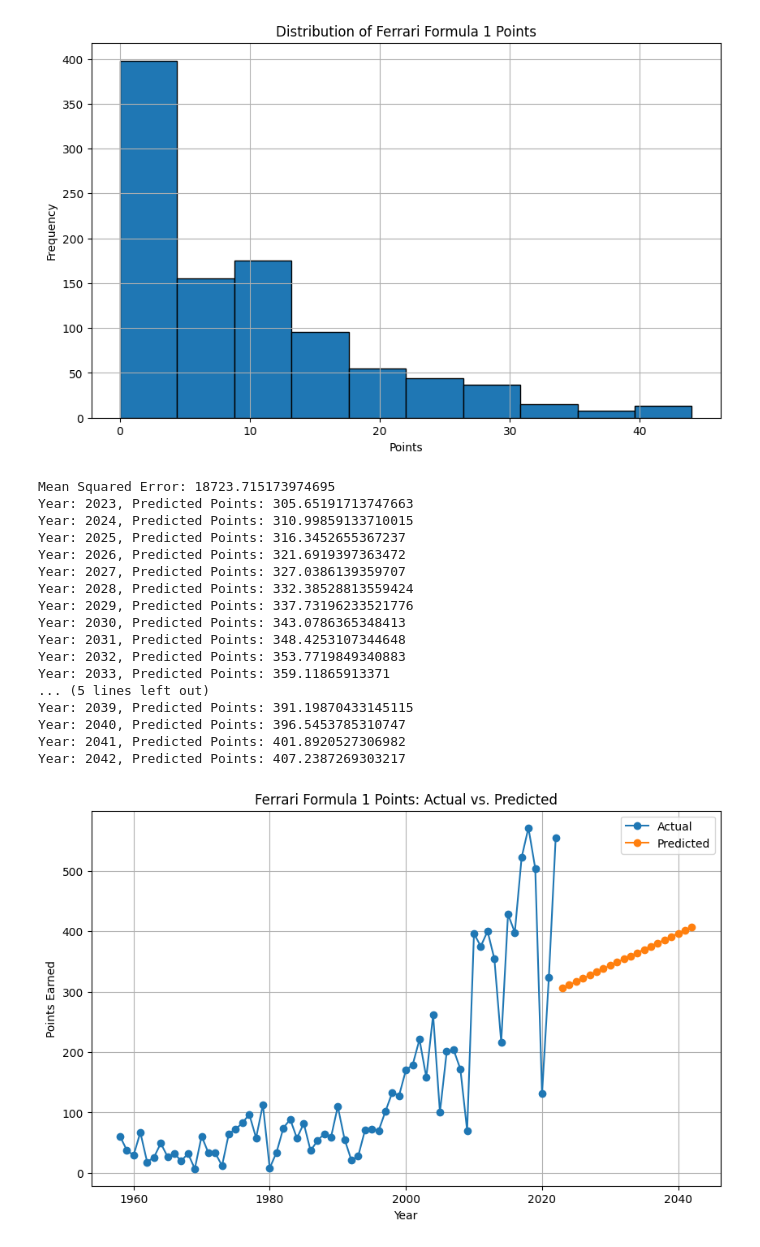
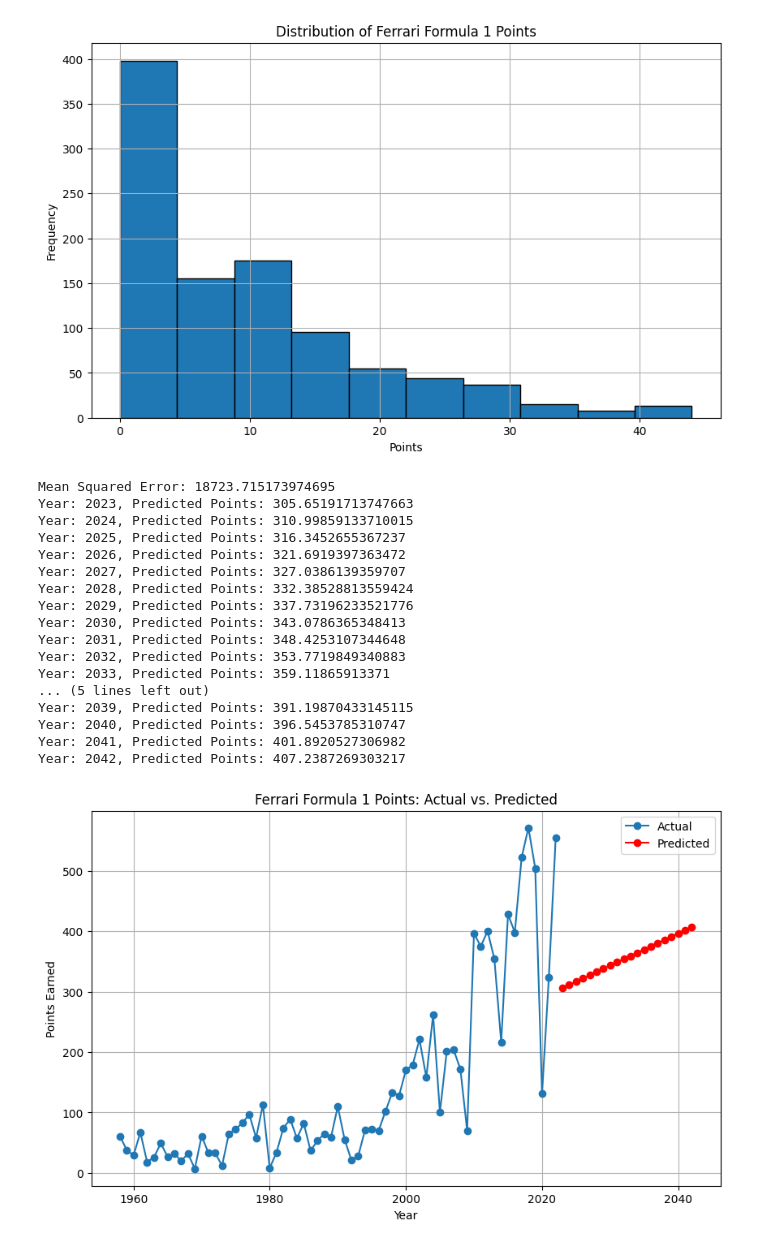
Before and after one commit to mjpcpu/Data-Sci-F1, a Jupyter notebook: Ferrari_Data_Main.ipynb, the cells around one changed output. Saved outputs shown, nothing was run; the diff lists cells and outputs as text; code cells hidden in the pictures.

```diff
--- a/Ferrari_Data_Main.ipynb
+++ b/Ferrari_Data_Main.ipynb
@@ -107,6 +108,7 @@ import pandas as pd
 from sklearn.linear_model import LinearRegression
 from sklearn.model_selection import train_test_split
 from sklearn.metrics import mean_squared_error
+import seaborn as sns
 
 # Load the Ferrari data
 constructor_results = pd.read_csv('constructor_results.csv')
@@ -158,32 +160,32 @@ for year, prediction in zip(future_years, future_predictions):
 
     #add plots
 
 
 plt.figure(figsize=(10, 6))
 plt.plot(ferrari_points_by_year['year'], ferrari_points_by_year['points_x'], marker='o', label='Actual')
-plt.plot(future_years, future_predictions, marker='o', label='Predicted')
+plt.plot(future_years, future_predictions, marker='o', label='Predicted', color='red')
 plt.xlabel('Year')
 plt.ylabel('Points Earned')
 plt.title('Ferrari Formula 1 Points: Actual vs. Predicted')
 plt.legend()
 plt.grid(True)
 plt.show()
 # %% [output]
 Mean Squared Error: 18723.715173974695
 Year: 2023, Predicted Points: 305.65191713747663
 Year: 2024, Predicted Points: 310.99859133710015
 Year: 2025, Predicted Points: 316.3452655367237
 Year: 2026, Predicted Points: 321.6919397363472
 Year: 2027, Predicted Points: 327.0386139359707
 Year: 2028, Predicted Points: 332.38528813559424
 Year: 2029, Predicted Points: 337.73196233521776
 Year: 2030, Predicted Points: 343.0786365348413
 Year: 2031, Predicted Points: 348.4253107344648
 Year: 2032, Predicted Points: 353.7719849340883
 Year: 2033, Predicted Points: 359.11865913371
 ... (5 lines left out)
 Year: 2039, Predicted Points: 391.19870433145115
 Year: 2040, Predicted Points: 396.5453785310747
 Year: 2041, Predicted Points: 401.8920527306982
 Year: 2042, Predicted Points: 407.2387269303217
-[figure, old version]
+[figure, new version]
```
Also changed, not shown: parts of 1 cell of this notebook.
